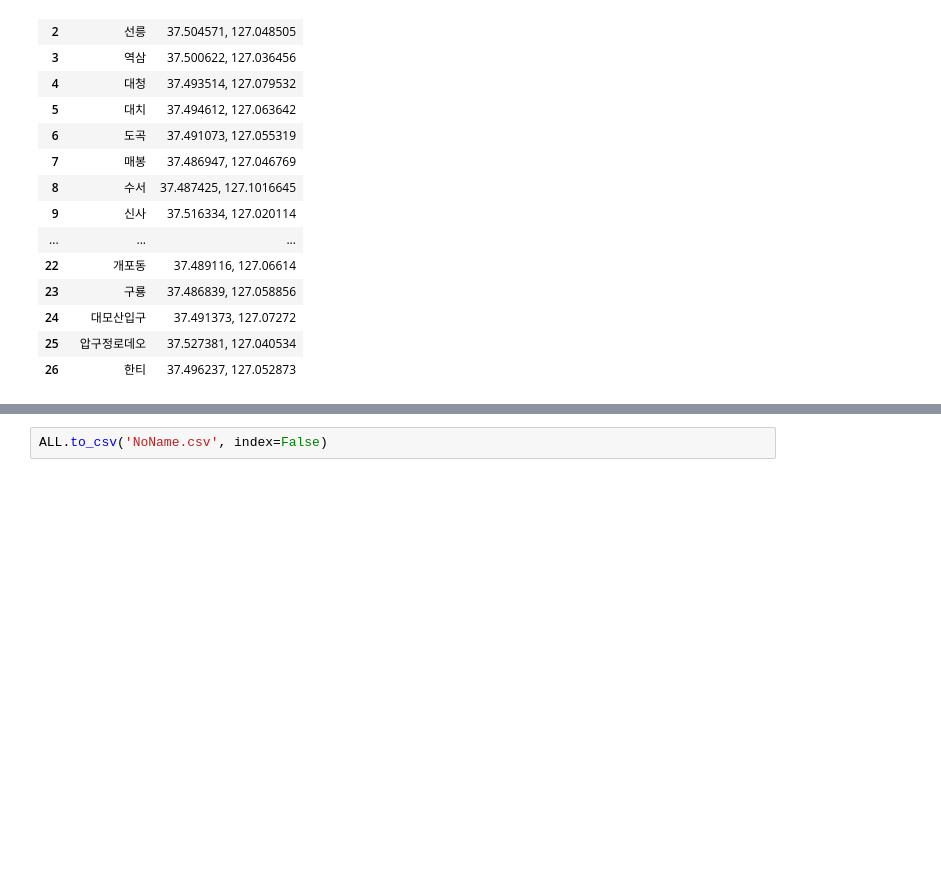
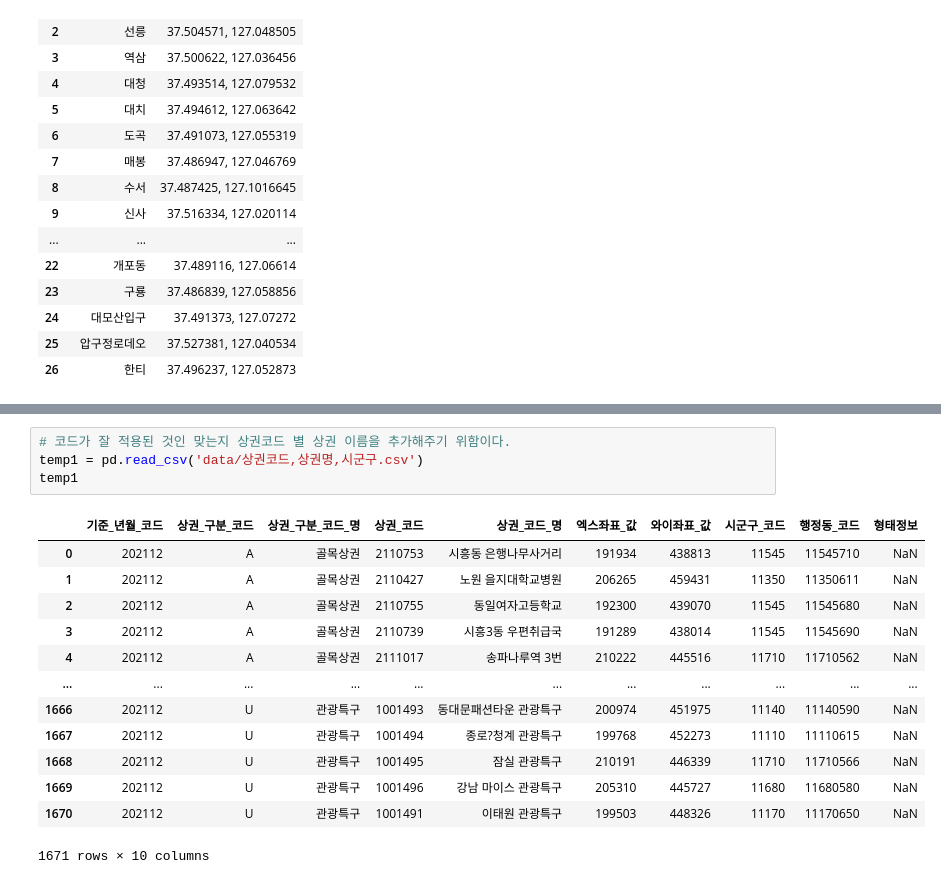
Before and after one commit to GyudongHan/Project_1, a Jupyter notebook: Public_transdata_test.ipynb, the cells around one changed output, grey strips where cells are left out. Cells and saved outputs as stored; diff of their text form; blank space fills up the shorter version.

Commit message:
edu_temp

```diff
--- a/Public_transdata_test.ipynb
+++ b/Public_transdata_test.ipynb
@@ -224,2 +228,18 @@ ALL
-# %%
-ALL.to_csv('NoName.csv', index=False)
+# %%
+# 코드가 잘 적용된 것인 맞는지 상권코드 별 상권 이름을 추가해주기 위함이다.
+temp1 = pd.read_csv('data/상권코드,상권명,시군구.csv')
+temp1
+# %% [output]
+|  | 기준_년월_코드 | 상권_구분_코드 | 상권_구분_코드_명 | 상권_코드 | 상권_코드_명 | 엑스좌표_값 | 와이좌표_값 | 시군구_코드 | 행정동_코드 | 형태정보 |
+| 0 | 202112 | A | 골목상권 | 2110753 | 시흥동 은행나무사거리 | 191934 | 438813 | 11545 | 11545710 | NaN |
+| 1 | 202112 | A | 골목상권 | 2110427 | 노원 을지대학교병원 | 206265 | 459431 | 11350 | 11350611 | NaN |
+| 2 | 202112 | A | 골목상권 | 2110755 | 동일여자고등학교 | 192300 | 439070 | 11545 | 11545680 | NaN |
+| 3 | 202112 | A | 골목상권 | 2110739 | 시흥3동 우편취급국 | 191289 | 438014 | 11545 | 11545690 | NaN |
+| 4 | 202112 | A | 골목상권 | 2111017 | 송파나루역 3번 | 210222 | 445516 | 11710 | 11710562 | NaN |
+| ... | ... | ... | ... | ... | ... | ... | ... | ... | ... | ... |
+| 1666 | 202112 | U | 관광특구 | 1001493 | 동대문패션타운 관광특구 | 200974 | 451975 | 11140 | 11140590 | NaN |
+| 1667 | 202112 | U | 관광특구 | 1001494 | 종로?청계 관광특구 | 199768 | 452273 | 11110 | 11110615 | NaN |
+| 1668 | 202112 | U | 관광특구 | 1001495 | 잠실 관광특구 | 210191 | 446339 | 11710 | 11710566 | NaN |
+| 1669 | 202112 | U | 관광특구 | 1001496 | 강남 마이스 관광특구 | 205310 | 445727 | 11680 | 11680580 | NaN |
+| 1670 | 202112 | U | 관광특구 | 1001491 | 이태원 관광특구 | 199503 | 448326 | 11170 | 11170650 | NaN |
+1671 rows × 10 columns
```
Also changed, not shown: parts of 22 cells of this notebook, 2 other files.
